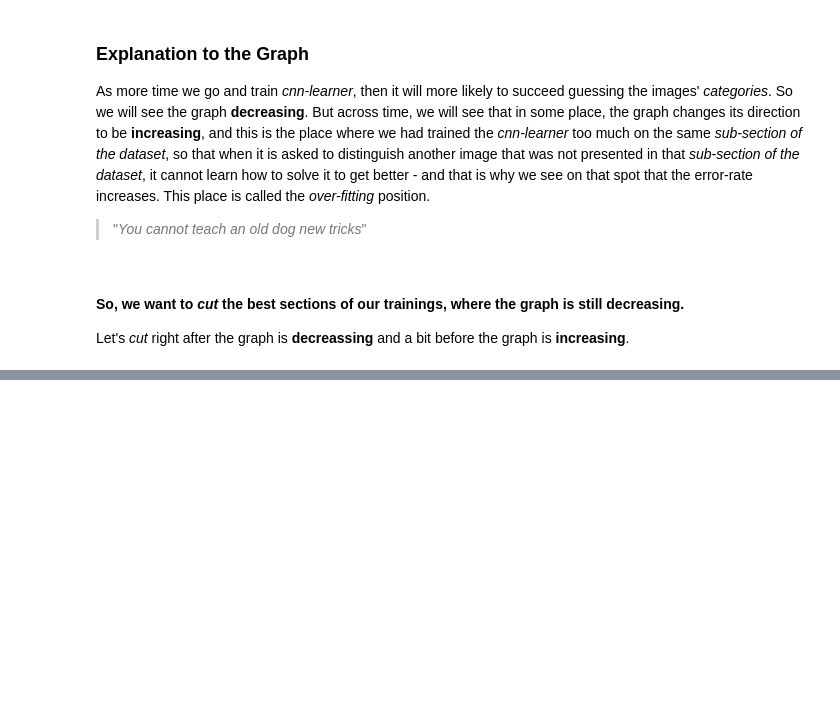
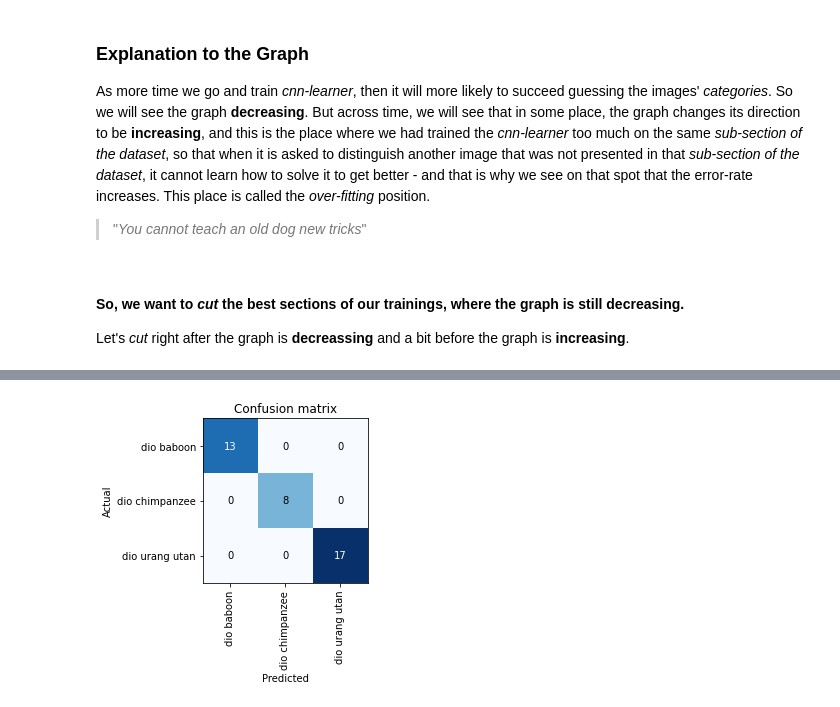
Before and after one commit to taljacob2/images_deep_learining, a Jupyter notebook: TalYacobPython.ipynb, the cells around one changed output, grey strips where cells are left out. Saved outputs shown, nothing was run; the diff lists cells and outputs as text; code cells hidden in the pictures; blank space fills up the shorter version.

```diff
--- a/TalYacobPython.ipynb
+++ b/TalYacobPython.ipynb
@@ -299,5 +388,14 @@ This place is called the *over-fitting* position.
 #### So, we want to *cut* the best sections of our trainings, where the graph is still **decreasing**.
 
 Let's *cut* right after the graph is **decreassing** and a bit before the graph is **increasing**.
-# %%
-cnn_learner.fit_one_cycle(2, max_lr=slice(1e-5,1e-4))
+# %%
+stage_name = f'stage-after-graph-{-1}'
+cnn_learner.save(stage_name)
+print(stage_name)
+
+for i in range(8):
+    cnn_learner.fit_one_cycle(1, max_lr=slice(2e-5, 3e-4))  # Train
+
+    stage_name = f'stage-after-graph-{i}'  # Save stage
+    cnn_learner.save(stage_name)
+    print(stage_name)
@@ -305,0 +412,2 @@ cnn_learner.save('stage-2')
+# %%
+interpretation = ClassificationInterpretation.from_learner(cnn_learner)
@@ -305,0 +416,4 @@ cnn_learner.save('stage-2')
+# %%
+interpretation.plot_confusion_matrix()
+# %% [output]
+[figure, added]
```
Also changed, not shown: parts of 37 cells of this notebook.
